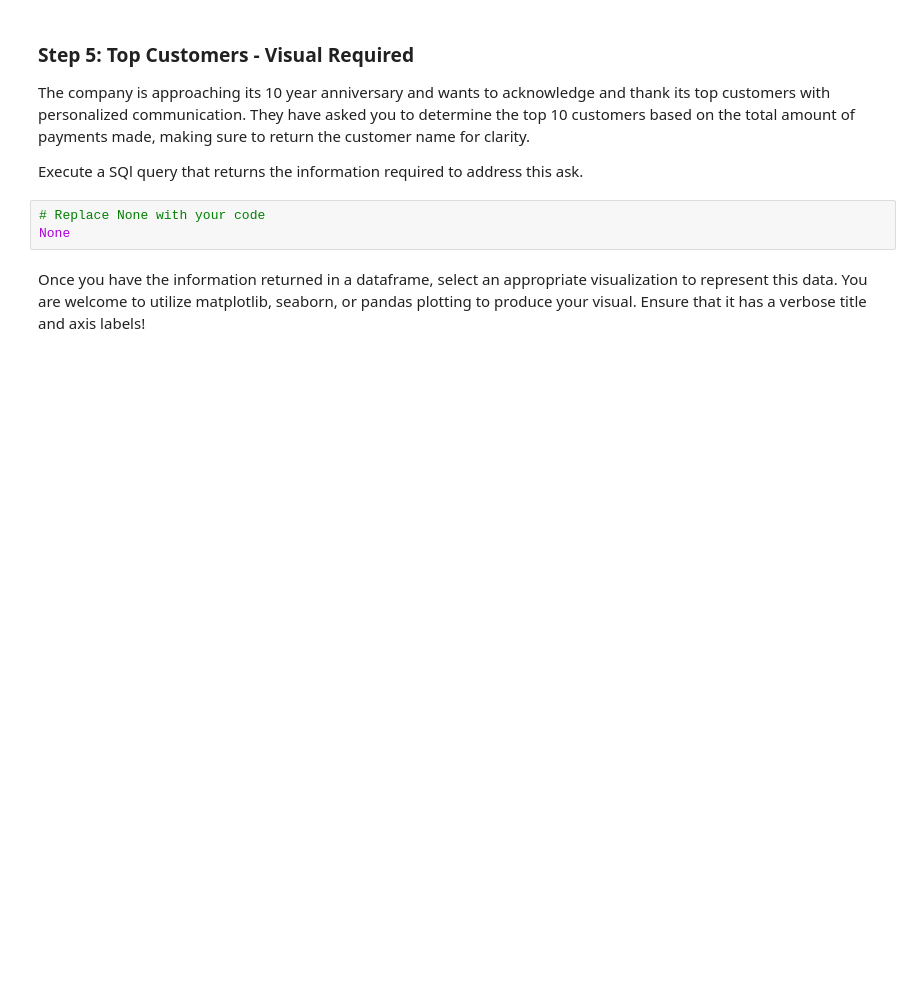
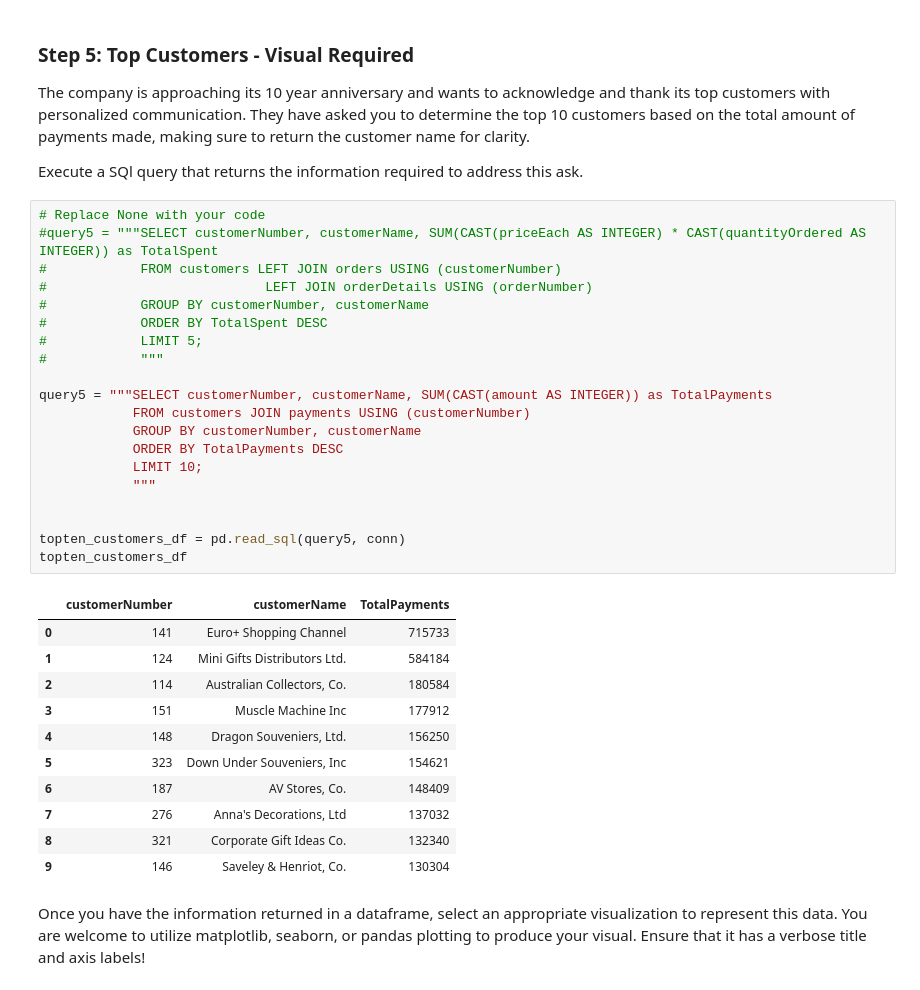
Before and after one commit to bluenets126/dsc-sql-summative-lab, a Jupyter notebook: SQLSummativeLab.ipynb, the cells around one changed output. Cells and saved outputs as stored; diff of their text form; blank space fills up the shorter version.

```diff
--- a/SQLSummativeLab.ipynb
+++ b/SQLSummativeLab.ipynb
@@ -187,9 +187,38 @@ Text(0.5, 0, 'State')
 The company is approaching its 10 year anniversary and wants to acknowledge and thank its top customers with personalized communication. They have asked you to determine the top 10 customers based on the total amount of payments made, making sure to return the customer name for clarity.
 
 Execute a SQl query that returns the information required to address this ask.
-# %%
-# Replace None with your code
-None
+# %%
+# Replace None with your code
+#query5 = """SELECT customerNumber, customerName, SUM(CAST(priceEach AS INTEGER) * CAST(quantityOrdered AS INTEGER)) as TotalSpent
+#            FROM customers LEFT JOIN orders USING (customerNumber)
+#                            LEFT JOIN orderDetails USING (orderNumber)
+#            GROUP BY customerNumber, customerName
+#            ORDER BY TotalSpent DESC
+#            LIMIT 5;
+#            """
+
+query5 = """SELECT customerNumber, customerName, SUM(CAST(amount AS INTEGER)) as TotalPayments
+            FROM customers JOIN payments USING (customerNumber)
+            GROUP BY customerNumber, customerName
+            ORDER BY TotalPayments DESC
+            LIMIT 10;
+            """
+
+
+topten_customers_df = pd.read_sql(query5, conn)
+topten_customers_df
+# %% [output]
+|  | customerNumber | customerName | TotalPayments |
+| 0 | 141 | Euro+ Shopping Channel | 715733 |
+| 1 | 124 | Mini Gifts Distributors Ltd. | 584184 |
+| 2 | 114 | Australian Collectors, Co. | 180584 |
+| 3 | 151 | Muscle Machine Inc | 177912 |
+| 4 | 148 | Dragon Souveniers, Ltd. | 156250 |
+| 5 | 323 | Down Under Souveniers, Inc | 154621 |
+| 6 | 187 | AV Stores, Co. | 148409 |
+| 7 | 276 | Anna's Decorations, Ltd | 137032 |
+| 8 | 321 | Corporate Gift Ideas Co. | 132340 |
+| 9 | 146 | Saveley & Henriot, Co. | 130304 |
 # %% [markdown]
 Once you have the information returned in a dataframe, select an appropriate visualization to represent this data. You are welcome to utilize matplotlib, seaborn, or pandas plotting to produce your visual. Ensure that it has a verbose title and axis labels!
 # %%
```
Also changed, not shown: parts of 1 cell of this notebook.
